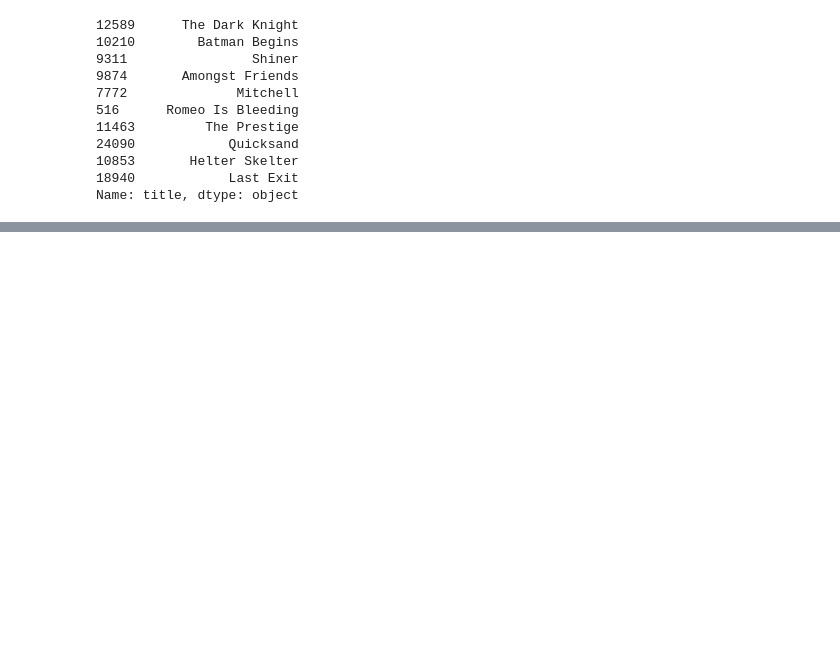
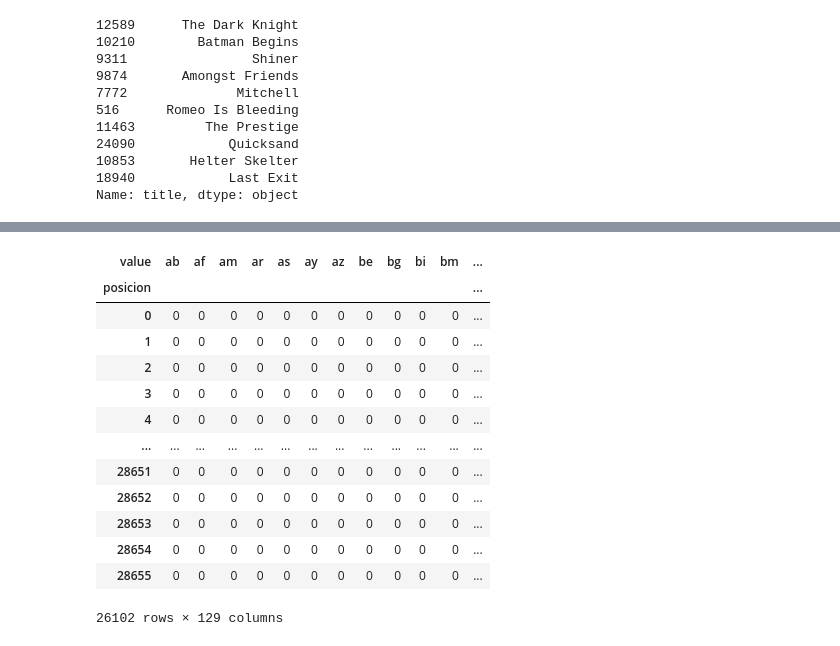
Before and after one commit to X4Zero/SISTEMAS_DE_RECOMENDACION, a Jupyter notebook: SistemaRecomendacion.ipynb, the cells around one changed output, grey strips where cells are left out. Saved outputs shown, nothing was run; the diff lists cells and outputs as text; code cells hidden in the pictures; blank space fills up the shorter version.

```diff
--- a/SistemaRecomendacion.ipynb
+++ b/SistemaRecomendacion.ipynb
@@ -563,0 +660,10 @@ Name: title, dtype: object
+# %%
+# Número de películas en total
+print('Número de Películas: {}'.format(metadata_prod.shape[0]))
+
+metadata_prod['release_date'] = pd.to_datetime(metadata_prod['release_date'])
+metadata_prod = metadata_prod[metadata_prod['release_date']>'1994-01-01']
+numero_peliculas = metadata_prod.shape[0]
+print('Número de Películas después de 1990: {}'.format(numero_peliculas))
+metadata_prod = metadata_prod.reset_index()
+#Aún ocupan
@@ -563,0 +769,18 @@ Name: title, dtype: object
+# %%
+# obtenemos los codigos iso de los lenguajes
+liso = metadata_prod['lang'].apply(lambda x: get_list_value(x,'iso_639_1')).values.tolist()
+df_liso = pd.DataFrame(liso)
+
+# filtramos para tener los códigos iso de los lenguajes sin que se repitan
+lista_lenguajes = []
+
+for col in apd.columns:
+  lista_lenguajes += list(df_liso[col].unique())
+
+set_lenguajes = set(lista_lenguajes)
+
+codigos_lenguajes = list(set_lenguajes)
+codigos_lenguajes.remove(None)
+
+cantidad_codigos_lenguajes = len(codigos_lenguajes)
+print("Hay {} códigos iso de lenguajes".format(cantidad_codigos_lenguajes))
@@ -563,0 +853,5 @@ Name: title, dtype: object
+# %%
+df_liso['posicion'] = df_liso.index.values
+# %%
+df_liso_pro = df_liso.melt(id_vars='posicion').drop('variable',1)
+df_liso_pro
@@ -563,0 +872,18 @@ Name: title, dtype: object
+# %%
+posicion_v_lenguaje = pd.crosstab(df_liso_pro['posicion'],df_liso_pro['value'])
+posicion_v_lenguaje
+# %% [output]
+| value | ab | af | am | ar | as | ay | az | be | bg | bi | bm | ... |
+| posicion |  |  |  |  |  |  |  |  |  |  |  | ... |
+| 0 | 0 | 0 | 0 | 0 | 0 | 0 | 0 | 0 | 0 | 0 | 0 | ... |
+| 1 | 0 | 0 | 0 | 0 | 0 | 0 | 0 | 0 | 0 | 0 | 0 | ... |
+| 2 | 0 | 0 | 0 | 0 | 0 | 0 | 0 | 0 | 0 | 0 | 0 | ... |
+| 3 | 0 | 0 | 0 | 0 | 0 | 0 | 0 | 0 | 0 | 0 | 0 | ... |
+| 4 | 0 | 0 | 0 | 0 | 0 | 0 | 0 | 0 | 0 | 0 | 0 | ... |
+| ... | ... | ... | ... | ... | ... | ... | ... | ... | ... | ... | ... | ... |
+| 28651 | 0 | 0 | 0 | 0 | 0 | 0 | 0 | 0 | 0 | 0 | 0 | ... |
+| 28652 | 0 | 0 | 0 | 0 | 0 | 0 | 0 | 0 | 0 | 0 | 0 | ... |
+| 28653 | 0 | 0 | 0 | 0 | 0 | 0 | 0 | 0 | 0 | 0 | 0 | ... |
+| 28654 | 0 | 0 | 0 | 0 | 0 | 0 | 0 | 0 | 0 | 0 | 0 | ... |
+| 28655 | 0 | 0 | 0 | 0 | 0 | 0 | 0 | 0 | 0 | 0 | 0 | ... |
+26102 rows × 129 columns
```
Also changed, not shown: parts of 45 cells of this notebook.
